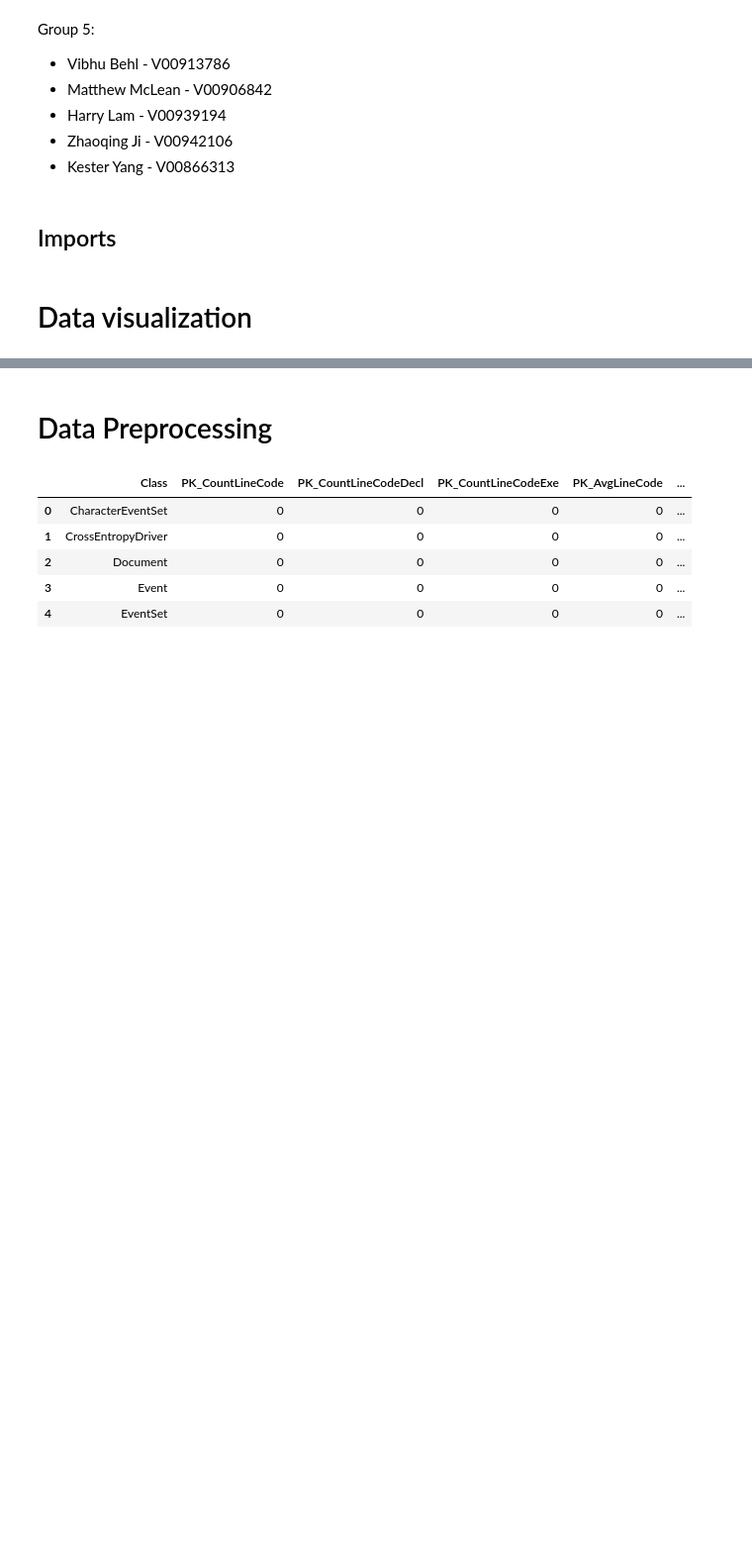
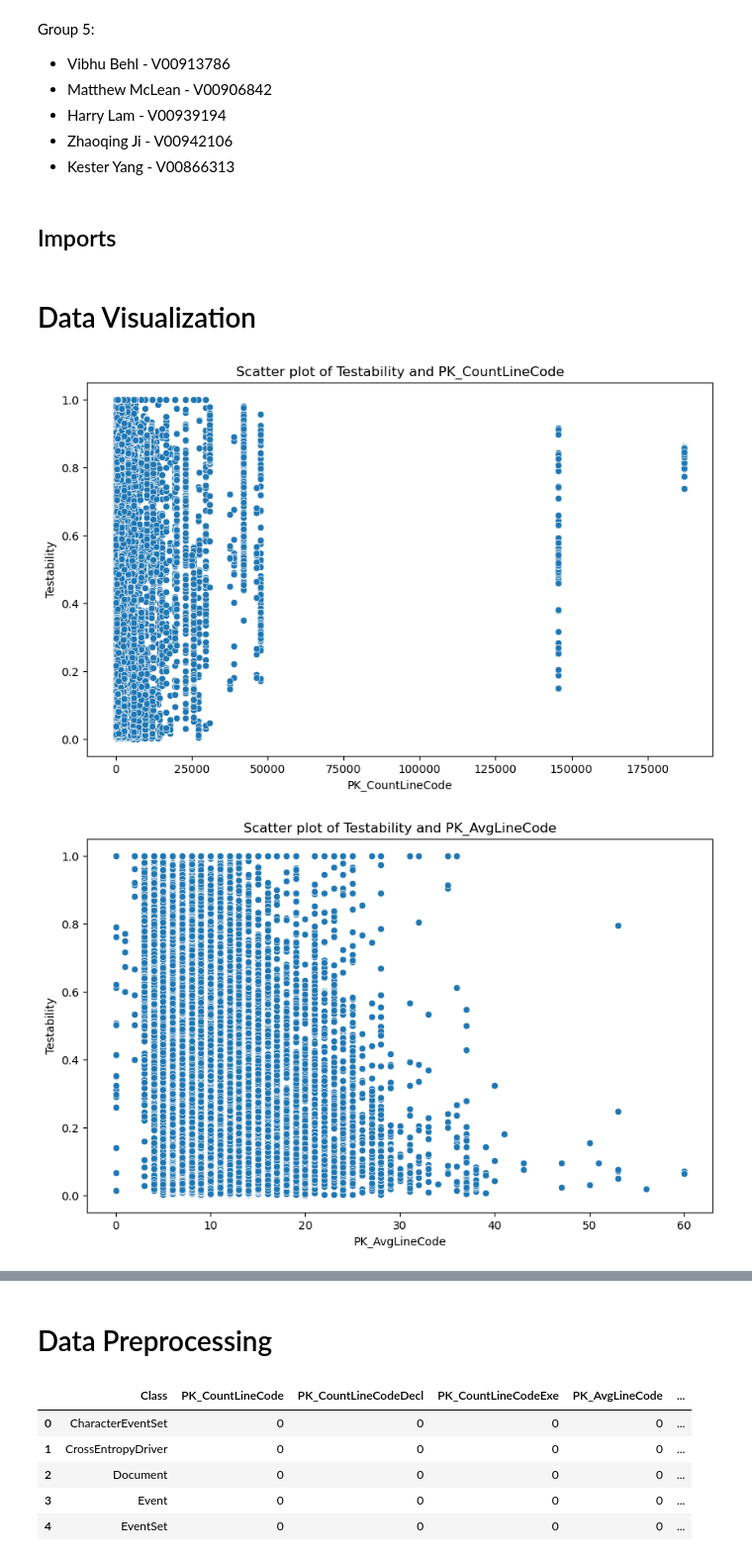
Before and after one commit to vibhubehl/testabillity, a Jupyter notebook: testability.ipynb, the cells around one changed output, grey strips where cells are left out. Shown at 99% size. Saved outputs shown, nothing was run; the diff lists cells and outputs as text; code cells hidden in the pictures; blank space fills up the shorter version.

Commit message:
Add visualization part

```diff
--- a/testability.ipynb
+++ b/testability.ipynb
@@ -21,4 +22,4 @@ import numpy as np
 # %%
 data = pd.read_csv("./dataset/researchDataset/DS07012.csv")
 # %% [markdown]
-# Data visualization
+# Data Visualization
@@ -24,0 +49,15 @@ data = pd.read_csv("./dataset/researchDataset/DS07012.csv")
+# %%
+# Scatter plot for "Testability" and "PK_CountLineCode"
+plt.figure(figsize=(10, 6))
+sns.scatterplot(x="PK_CountLineCode", y="Testability", data=data)
+plt.title("Scatter plot of Testability and PK_CountLineCode")
+plt.show()
+
+# Scatter plot for "Testability" and "PK_AvgLineCode"
+plt.figure(figsize=(10, 6))
+sns.scatterplot(x="PK_AvgLineCode", y="Testability", data=data)
+plt.title("Scatter plot of Testability and PK_AvgLineCode")
+plt.show()
+# %% [output]
+[figure, added]
+[figure, added]
```
Also changed, not shown: parts of 4 cells of this notebook.
